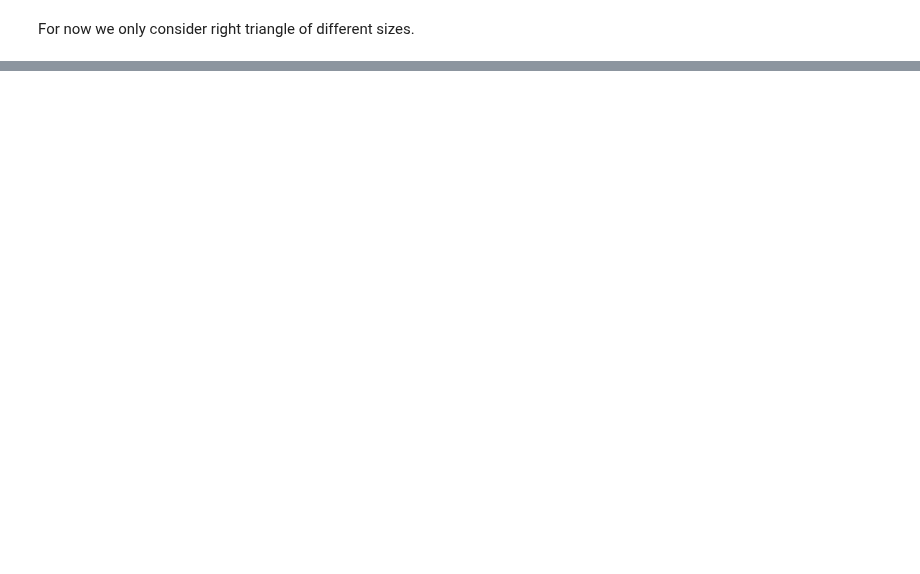
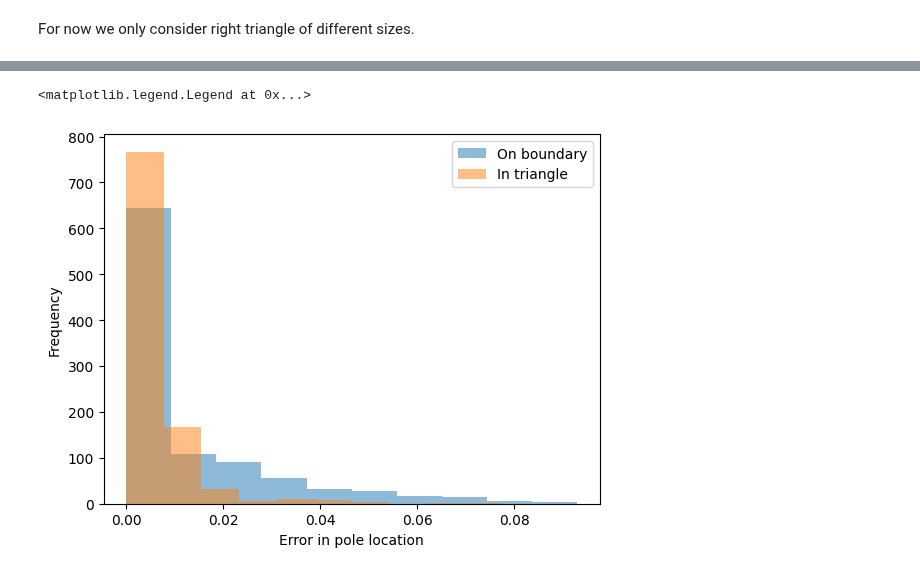
Before and after one commit to j-bowhay/Poles-and-Roots, a Jupyter notebook: notebooks/AAA_sampling_experiment.ipynb, the cells around one changed output, grey strips where cells are left out. Drawn from its saved outputs; the diff is of its cells as text; code cells hidden in the pictures; blank space fills up the shorter version.

```diff
--- a/notebooks/AAA_sampling_experiment.ipynb
+++ b/notebooks/AAA_sampling_experiment.ipynb
@@ -56,0 +84,10 @@ Text(0.5, 1.0, 'Side length=3')
+# %%
+fig, ax = plt.subplots()
+ax.hist(on_pole_error, alpha=0.5, label="On boundary")
+ax.hist(in_pole_error, alpha=0.5, label="In triangle")
+ax.set_xlabel("Error in pole location")
+ax.set_ylabel("Frequency")
+ax.legend()
+# %% [output]
+<matplotlib.legend.Legend at 0x...>
+[figure, added]
```
Also changed, not shown: parts of 12 cells of this notebook.
